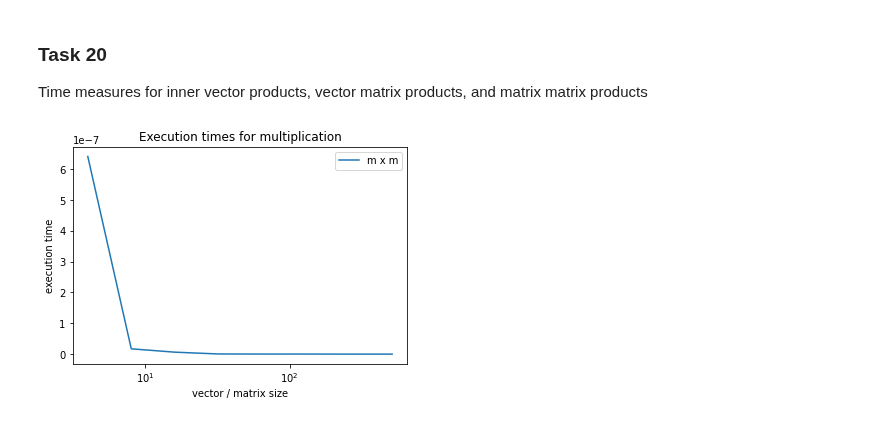
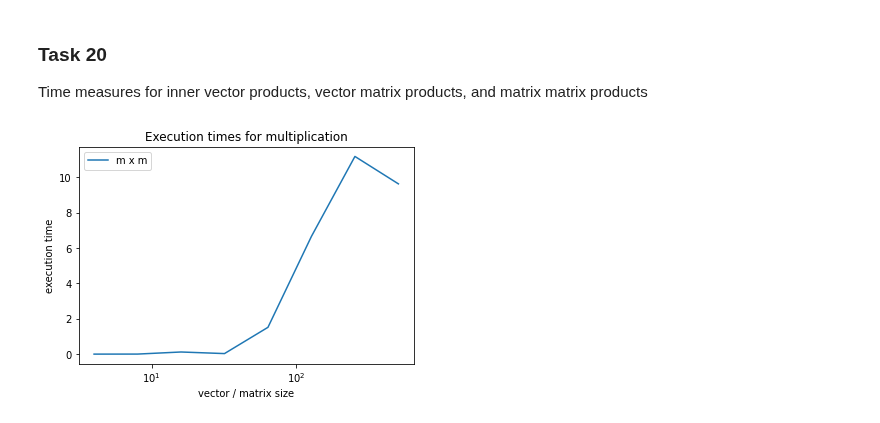
Before and after one commit to jakobtroidl/cn_exercise, a Jupyter notebook: Troidl_Ex5.ipynb, the cells around one changed output. Saved outputs shown, nothing was run; the diff lists cells and outputs as text; code cells hidden in the pictures.

```diff
--- a/Troidl_Ex5.ipynb
+++ b/Troidl_Ex5.ipynb
@@ -181,24 +181,24 @@ def mat_x_mat(n):
 # %%
 n = [2**i for i in range(2, 10)]
 
 vec_vec_times = np.zeros(len(n))
 mat_vec_times = np.zeros(len(n))
 mat_mat_times = np.zeros(len(n))
 
 for i in range(0, len(n)):
-    #vec_vec_times[i] = vec_x_vec(n[i]) / n[i]**2
+    #vec_vec_times[i] = vec_x_vec(n[i]) / n[i]**1
     #mat_vec_times[i] = mat_x_vec(n[i]) / n[i]**2
-    mat_mat_times[i] = mat_x_mat(n[i]) / n[i]**3
+    mat_mat_times[i] =  n[i]**3 / mat_x_mat(n[i]) * 10**(-9)
 
 #plt.plot(n, vec_vec_times, label="v x v")
 #plt.plot(n, mat_vec_times, label="m x v")
 plt.plot(n, mat_mat_times, label="m x m")
 
 plt.title("Execution times for multiplication")
 plt.xlabel("vector / matrix size")
 plt.ylabel("execution time")
 plt.xscale("symlog")
 plt.legend()
 plt.show()
 # %% [output]
-[figure, old version]
+[figure, new version]
```
Also changed, not shown: parts of 1 cell of this notebook.
